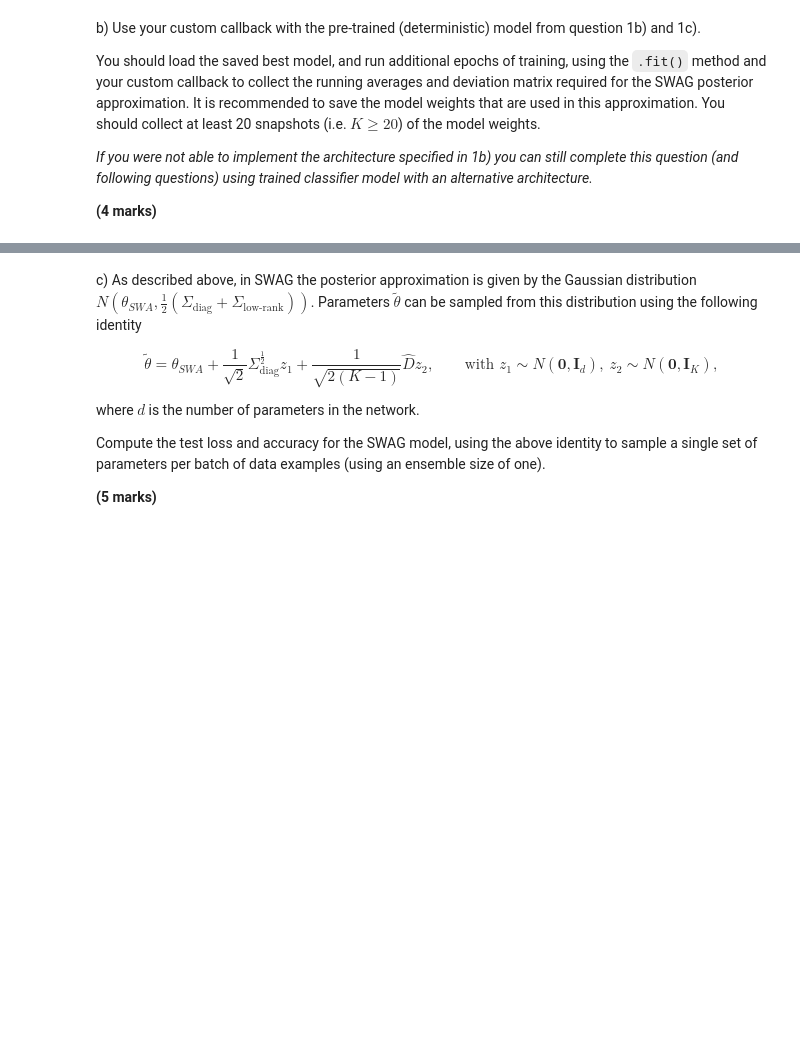
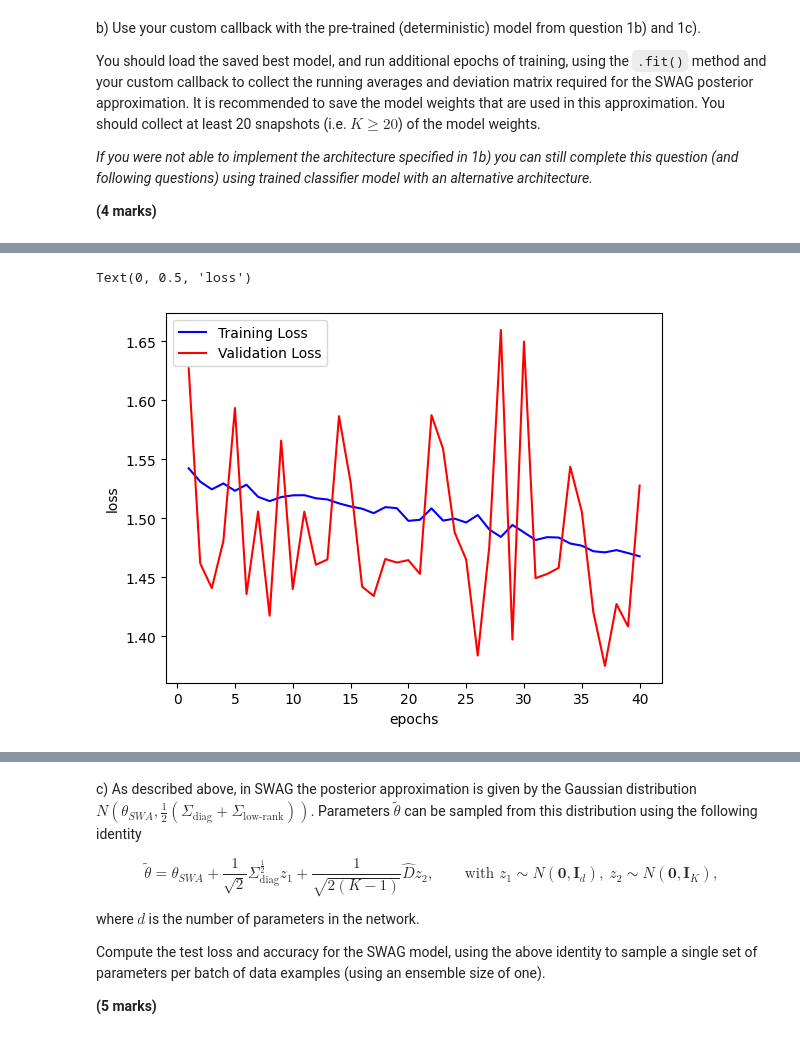
Before and after one commit to Gautam-Chauhan/DeepLearningCoursework2, a Jupyter notebook: Summative_assessment_2.ipynb, the cells around one changed output, grey strips where cells are left out. Cells and saved outputs as stored; diff of their text form; code cells hidden in the pictures; blank space fills up the shorter version.

```diff
--- a/Summative_assessment_2.ipynb
+++ b/Summative_assessment_2.ipynb
@@ -846,0 +858,7 @@ tensor(0.0100, device='cuda:0')
+# %%
+x_new_train, x_new_val, y_new_train, y_new_val = train_test_split(x_train, y_train, test_size = 0.2, random_state=1)
+# %%
+new_train_data_loader = torch.utils.data.DataLoader(TrainDataset(x_new_train,y_new_train),batch_size=64,shuffle=True)
+new_val_data_loader = torch.utils.data.DataLoader(EvalDataset(x_new_val,y_new_val),batch_size=64,shuffle=False)
+# %%
+history = swag_model.fit(new_train_data_loader,epochs=T,validation_data=new_val_data_loader,callbacks=[swa_callback])
@@ -846,0 +883,15 @@ tensor(0.0100, device='cuda:0')
+# %%
+train_loss = history.history["loss"]
+val_loss = history.history["val_loss"]
+train_acc = history.history["sparse_categorical_accuracy"]
+val_acc = history.history["val_sparse_categorical_accuracy"]
+# %%
+epochs = np.arange(1,len(train_loss)+1)
+plt.plot(epochs,train_loss,color="blue",label="Training Loss")
+plt.plot(epochs,val_loss,color="red",label="Validation Loss")
+plt.legend()
+plt.xlabel("epochs")
+plt.ylabel("loss")
+# %% [output]
+Text(0, 0.5, 'loss')
+[figure, added]
```
Also changed, not shown: parts of 24 cells of this notebook.
